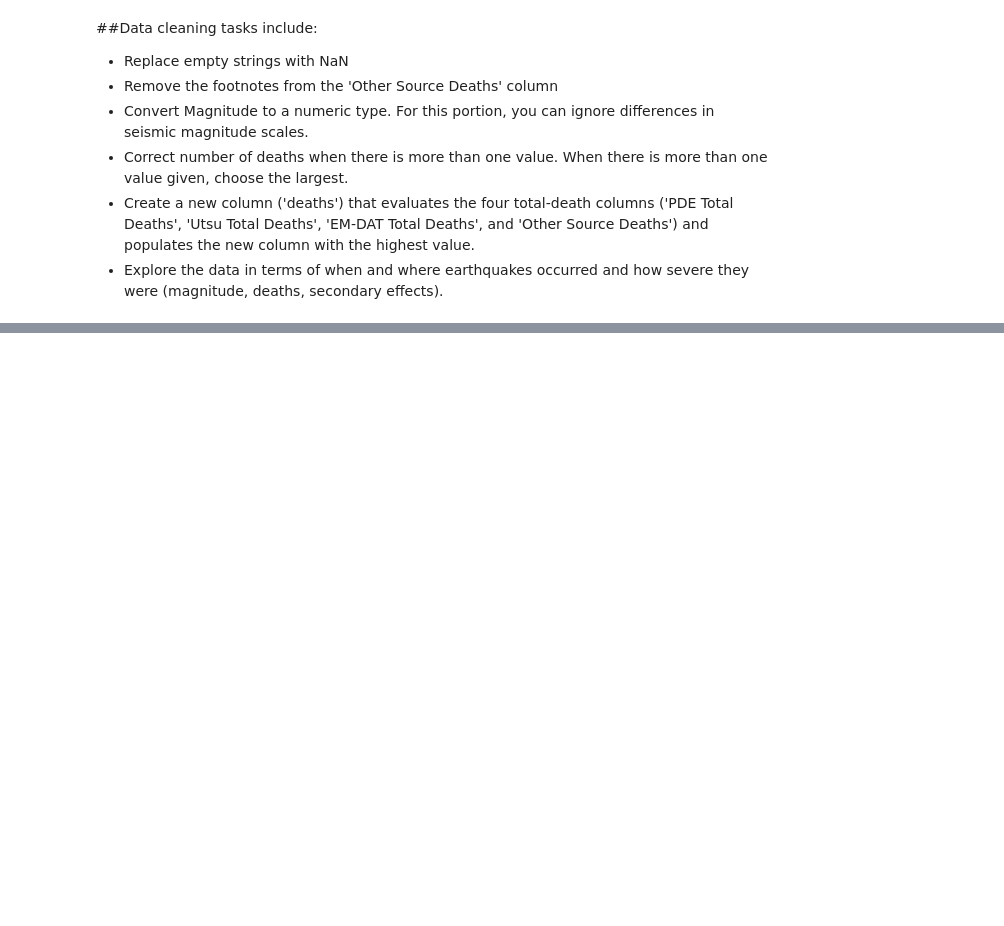
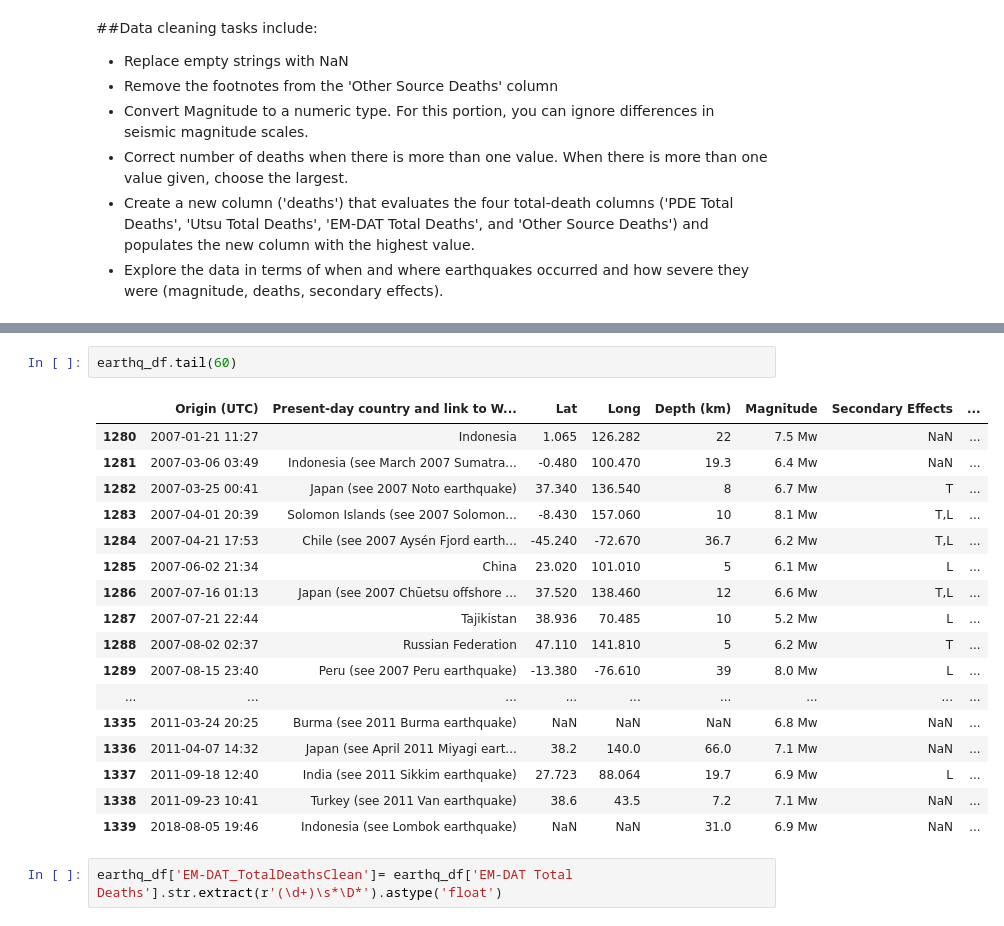
Before and after one commit to nss-data-science-cohort-4/dq3-earthquakes-down-to-earth, a Jupyter notebook: dq3_earthqueck_cleaning.ipynb, the cells around one changed output, grey strips where cells are left out. Cells and saved outputs as stored; diff of their text form; blank space fills up the shorter version.

```diff
--- a/dq3_earthqueck_cleaning.ipynb
+++ b/dq3_earthqueck_cleaning.ipynb
@@ -18,0 +75,22 @@ url='https://en.wikipedia.org/wiki/List_of_deadly_earthquakes_since_1900'
+# %%
+earthq_df.tail(60)
+# %% [output]
+|  | Origin (UTC) | Present-day country and link to W... | Lat | Long | Depth (km) | Magnitude | Secondary Effects | ... |
+| 1280 | 2007-01-21 11:27 | Indonesia | 1.065 | 126.282 | 22 | 7.5 Mw | NaN | ... |
+| 1281 | 2007-03-06 03:49 | Indonesia (see March 2007 Sumatra... | -0.480 | 100.470 | 19.3 | 6.4 Mw | NaN | ... |
+| 1282 | 2007-03-25 00:41 | Japan (see 2007 Noto earthquake) | 37.340 | 136.540 | 8 | 6.7 Mw | T | ... |
+| 1283 | 2007-04-01 20:39 | Solomon Islands (see 2007 Solomon... | -8.430 | 157.060 | 10 | 8.1 Mw | T,L | ... |
+| 1284 | 2007-04-21 17:53 | Chile (see 2007 Aysén Fjord earth... | -45.240 | -72.670 | 36.7 | 6.2 Mw | T,L | ... |
+| 1285 | 2007-06-02 21:34 | China | 23.020 | 101.010 | 5 | 6.1 Mw | L | ... |
+| 1286 | 2007-07-16 01:13 | Japan (see 2007 Chūetsu offshore ... | 37.520 | 138.460 | 12 | 6.6 Mw | T,L | ... |
+| 1287 | 2007-07-21 22:44 | Tajikistan | 38.936 | 70.485 | 10 | 5.2 Mw | L | ... |
+| 1288 | 2007-08-02 02:37 | Russian Federation | 47.110 | 141.810 | 5 | 6.2 Mw | T | ... |
+| 1289 | 2007-08-15 23:40 | Peru (see 2007 Peru earthquake) | -13.380 | -76.610 | 39 | 8.0 Mw | L | ... |
+| ... | ... | ... | ... | ... | ... | ... | ... | ... |
+| 1335 | 2011-03-24 20:25 | Burma (see 2011 Burma earthquake) | NaN | NaN | NaN | 6.8 Mw | NaN | ... |
+| 1336 | 2011-04-07 14:32 | Japan (see April 2011 Miyagi eart... | 38.2 | 140.0 | 66.0 | 7.1 Mw | NaN | ... |
+| 1337 | 2011-09-18 12:40 | India (see 2011 Sikkim earthquake) | 27.723 | 88.064 | 19.7 | 6.9 Mw | L | ... |
+| 1338 | 2011-09-23 10:41 | Turkey (see 2011 Van earthquake) | 38.6 | 43.5 | 7.2 | 7.1 Mw | NaN | ... |
+| 1339 | 2018-08-05 19:46 | Indonesia (see Lombok earthquake) | NaN | NaN | 31.0 | 6.9 Mw | NaN | ... |
+# %%
+earthq_df['EM-DAT_TotalDeathsClean']= earthq_df['EM-DAT Total Deaths'].str.extract(r'(\d+)\s*\D*').astype('float')
```
Also changed, not shown: parts of 17 cells of this notebook.
